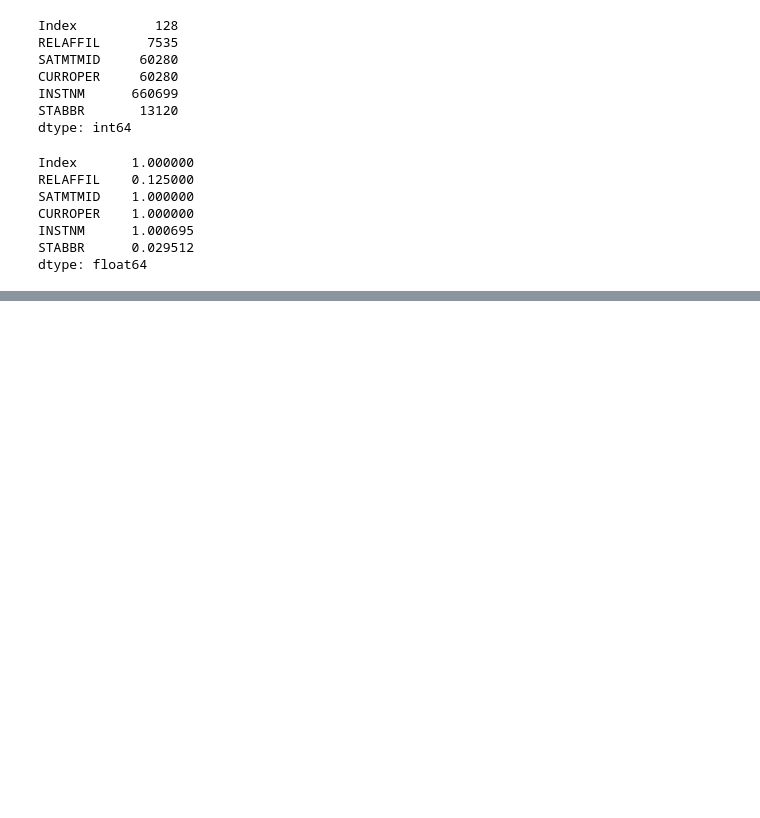
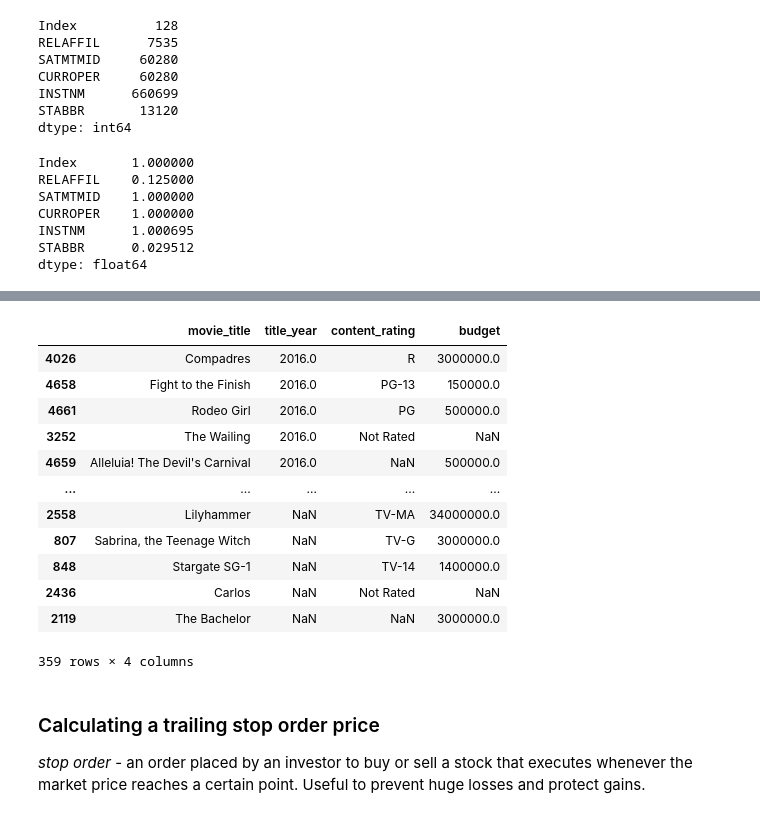
Before and after one commit to bdunn20/book_code, a Jupyter notebook: pandas_1.X_cookbook/Ch_4_Beginning_Data_Analysis.ipynb, the cells around one changed output, grey strips where cells are left out. Saved outputs shown, nothing was run; the diff lists cells and outputs as text; code cells hidden in the pictures; blank space fills up the shorter version.

```diff
--- a/pandas_1.X_cookbook/Ch_4_Beginning_Data_Analysis.ipynb
+++ b/pandas_1.X_cookbook/Ch_4_Beginning_Data_Analysis.ipynb
@@ -217,0 +222,5 @@ dtype: float64
+# %%
+movie = pd.read_csv('https://raw.githubusercontent.com/PacktPublishing/Pandas-Cookbook-Second-Edition/master/data/movie.csv')
+# select columns
+movie2 = movie[["movie_title", "imdb_score", "budget"]]
+movie2.head()
@@ -217,0 +301,23 @@ dtype: float64
+# %%
+# sort on column ascending while simultaneously sorting another column descending
+movie4 = movie[["movie_title", "title_year", "content_rating", "budget"]]
+movie4.sort_values(["title_year", "content_rating", "budget"], ascending=[False, False, True])\
+                  .drop_duplicates(subset=["title_year", "content_rating"])
+# %% [output]
+|  | movie_title | title_year | content_rating | budget |
+| 4026 | Compadres | 2016.0 | R | 3000000.0 |
+| 4658 | Fight to the Finish | 2016.0 | PG-13 | 150000.0 |
+| 4661 | Rodeo Girl | 2016.0 | PG | 500000.0 |
+| 3252 | The Wailing | 2016.0 | Not Rated | NaN |
+| 4659 | Alleluia! The Devil's Carnival | 2016.0 | NaN | 500000.0 |
+| ... | ... | ... | ... | ... |
+| 2558 | Lilyhammer | NaN | TV-MA | 34000000.0 |
+| 807 | Sabrina, the Teenage Witch | NaN | TV-G | 3000000.0 |
+| 848 | Stargate SG-1 | NaN | TV-14 | 1400000.0 |
+| 2436 | Carlos | NaN | Not Rated | NaN |
+| 2119 | The Bachelor | NaN | NaN | 3000000.0 |
+359 rows × 4 columns
+# %% [markdown]
+### Calculating a trailing stop order price
+
+*stop order* - an order placed by an investor to buy or sell a stock that executes whenever the market price reaches a certain point. Useful to prevent huge losses and protect gains.
```
Also changed, not shown: parts of 10 cells of this notebook.
